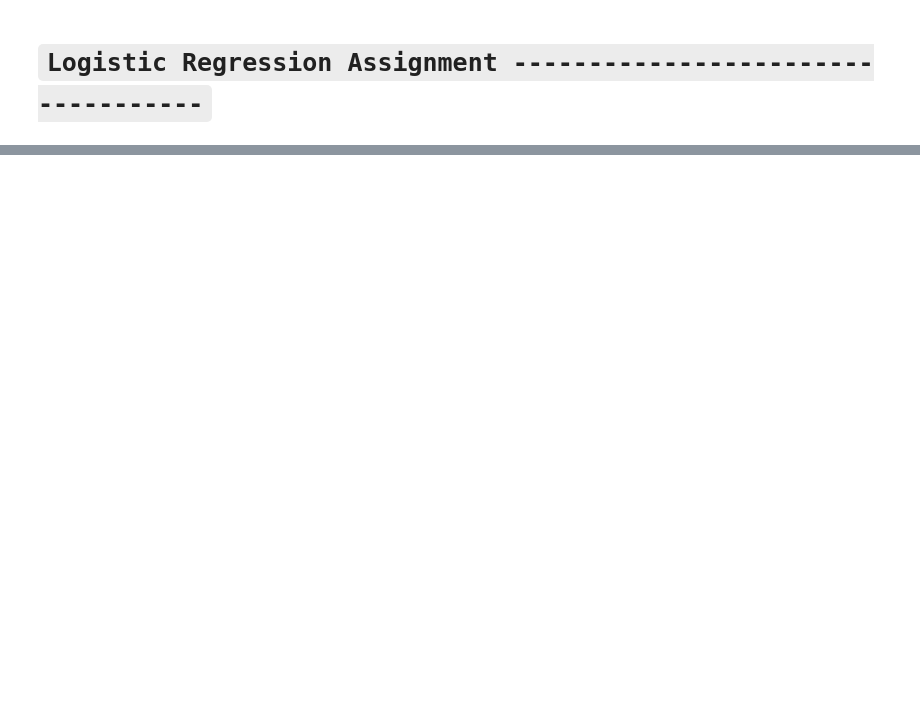
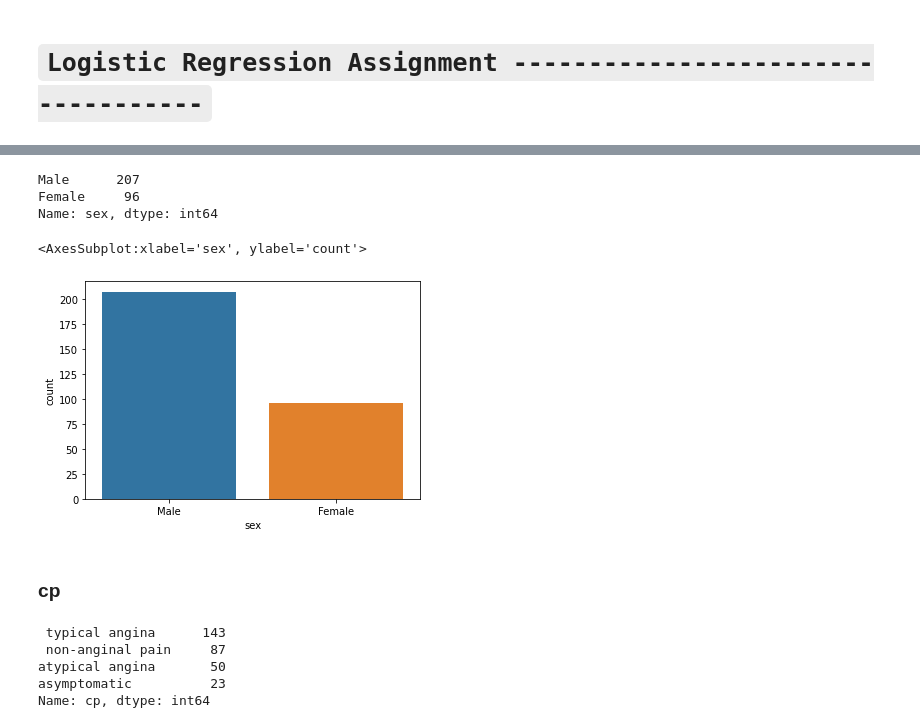
Before and after one commit to manujjoshi/Assignments, a Jupyter notebook: Assignment Logistic Regression/Logistic Regression Assignment.ipynb, the cells around one changed output, grey strips where cells are left out. Saved outputs shown, nothing was run; the diff lists cells and outputs as text; code cells hidden in the pictures; blank space fills up the shorter version.

```diff
--- a/Assignment Logistic Regression/Logistic Regression Assignment.ipynb
+++ b/Assignment Logistic Regression/Logistic Regression Assignment.ipynb
@@ -19,0 +10,3 @@ data.head()
+# %%
+data = pd.read_csv('heart.csv',sep='\t')   # here separator is \t
+data.head()
@@ -19,0 +99,21 @@ data.head()
+# %%
+data['sex'].value_counts()
+# %% [output]
+Male      207
+Female     96
+Name: sex, dtype: int64
+# %%
+sns.countplot(data['sex'])
+# %% [output]
+<AxesSubplot:xlabel='sex', ylabel='count'>
+[figure, added]
+# %% [markdown]
+### cp
+# %%
+data['cp'].value_counts()
+# %% [output]
+ typical angina      143
+ non-anginal pain     87
+atypical angina       50
+asymptomatic          23
+Name: cp, dtype: int64
```
Also changed, not shown: parts of 102 cells of this notebook, 1 other file.
